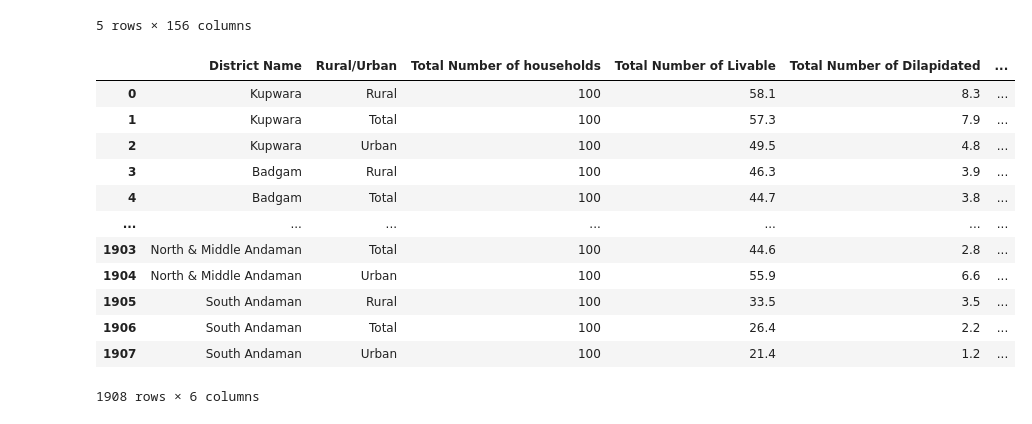
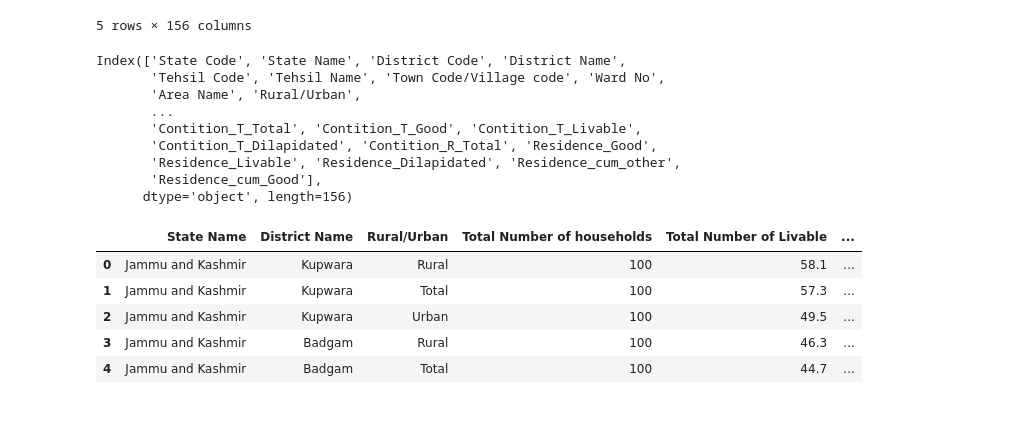
Before and after one commit to Shriizz/ETA-Analysis, a Jupyter notebook: census.ipynb, the cells around one changed output. Saved outputs shown, nothing was run; the diff lists cells and outputs as text; code cells hidden in the pictures.

```diff
--- a/census.ipynb
+++ b/census.ipynb
@@ -199,20 +212,30 @@ housing_data.head()
 | 3 | 1 | JAMMU & KASHMIR | 2 | Badgam | 0 | Badgam | 0 | ... |
 | 4 | 1 | JAMMU & KASHMIR | 2 | Badgam | 0 | Badgam | 0 | ... |
 5 rows × 156 columns
+# %%
+def format_state_name(state_name):
+    return " ".join(word.title() for word in state_name.split()).replace(" & ", " and ")
+
+housing_data["State Name"] = housing_data["State Name"].apply(format_state_name)
+housing_data.columns
+# %% [output]
+Index(['State Code', 'State Name', 'District Code', 'District Name',
+       'Tehsil Code', 'Tehsil Name', 'Town Code/Village code', 'Ward No',
+       'Area Name', 'Rural/Urban',
+       ...
+       'Contition_T_Total', 'Contition_T_Good', 'Contition_T_Livable',
+       'Contition_T_Dilapidated', 'Contition_R_Total', 'Residence_Good',
+       'Residence_Livable', 'Residence_Dilapidated', 'Residence_cum_other',
+       'Residence_cum_Good'],
+      dtype='object', length=156)
 # %%
-cols_to_keep = ['District Name','Rural/Urban','Total Number of households','Total Number of Livable','Total Number of Dilapidated','Latrine_premise']
-housing_data[cols_to_keep]
+cols_to_keep = ['State Name','District Name','Rural/Urban','Total Number of households','Total Number of Livable','Total Number of Dilapidated','Latrine_premise']
+housing_data = housing_data[cols_to_keep]
+housing_data.head()
 # %% [output]
-|  | District Name | Rural/Urban | Total Number of households | Total Number of Livable | Total Number of Dilapidated | ... |
-| 0 | Kupwara | Rural | 100 | 58.1 | 8.3 | ... |
-| 1 | Kupwara | Total | 100 | 57.3 | 7.9 | ... |
-| 2 | Kupwara | Urban | 100 | 49.5 | 4.8 | ... |
-| 3 | Badgam | Rural | 100 | 46.3 | 3.9 | ... |
-| 4 | Badgam | Total | 100 | 44.7 | 3.8 | ... |
-| ... | ... | ... | ... | ... | ... | ... |
-| 1903 | North & Middle Andaman | Total | 100 | 44.6 | 2.8 | ... |
-| 1904 | North & Middle Andaman | Urban | 100 | 55.9 | 6.6 | ... |
-| 1905 | South Andaman | Rural | 100 | 33.5 | 3.5 | ... |
-| 1906 | South Andaman | Total | 100 | 26.4 | 2.2 | ... |
-| 1907 | South Andaman | Urban | 100 | 21.4 | 1.2 | ... |
+|  | State Name | District Name | Rural/Urban | Total Number of households | Total Number of Livable | ... |
+| 0 | Jammu and Kashmir | Kupwara | Rural | 100 | 58.1 | ... |
+| 1 | Jammu and Kashmir | Kupwara | Total | 100 | 57.3 | ... |
+| 2 | Jammu and Kashmir | Kupwara | Urban | 100 | 49.5 | ... |
+| 3 | Jammu and Kashmir | Badgam | Rural | 100 | 46.3 | ... |
+| 4 | Jammu and Kashmir | Badgam | Total | 100 | 44.7 | ... |
-1908 rows × 6 columns
```
Also changed, not shown: parts of 29 cells of this notebook, 8 other files.
